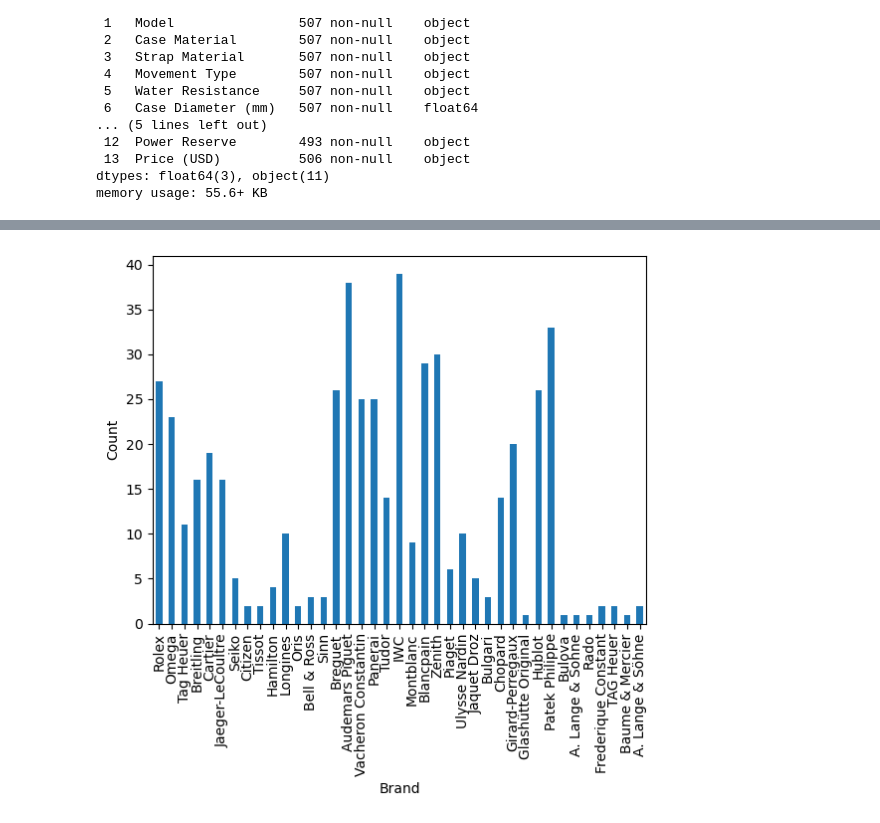
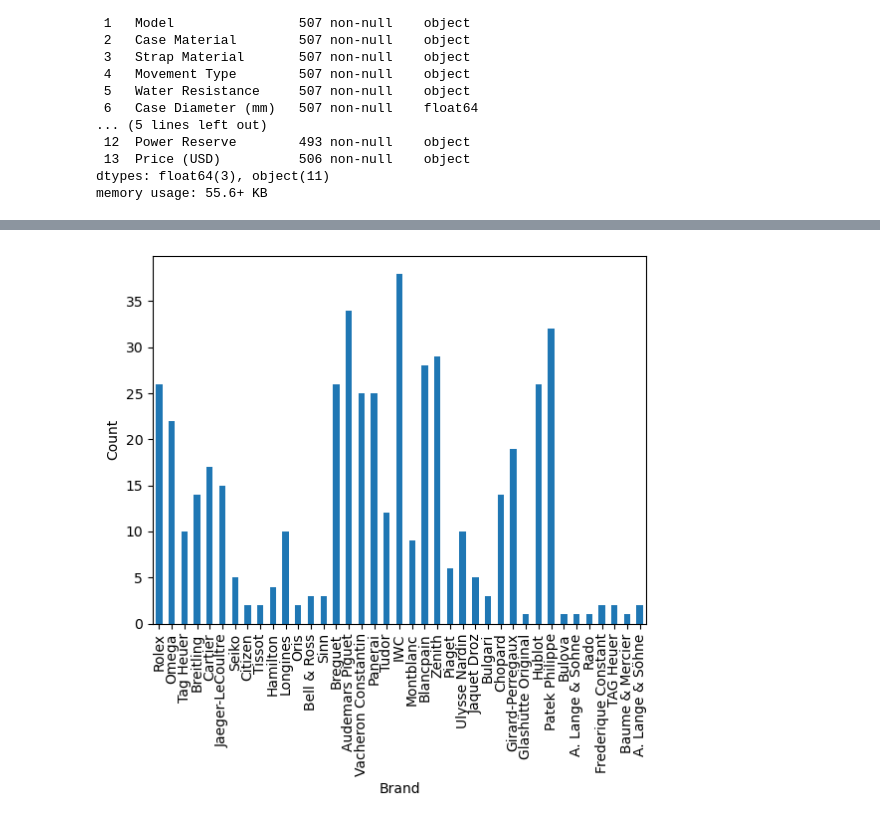
Before and after one commit to chikeibezim/analyzing-luxury-watches, a Jupyter notebook: analyzing-luxury-watches.ipynb, the cells around one changed output, grey strips where cells are left out. Cells and saved outputs as stored; diff of their text form; code cells hidden in the pictures.

Commit message:
Kaggle Notebook | Analyzing Luxury Watches | Version 3

```diff
--- a/analyzing-luxury-watches.ipynb
+++ b/analyzing-luxury-watches.ipynb
@@ -50,3 +50,11 @@ Data columns (total 14 columns):
  13  Price (USD)          506 non-null    object
 dtypes: float64(3), object(11)
 memory usage: 55.6+ KB
+# %%
+# - Let's check for duplicate rows in our data set
+
+luxury_watches_df.duplicated().sum()
+
+# - Drop the duplicate rows in our dataset
+
+luxury_watches_df.drop_duplicates(inplace=True)
@@ -113,14 +125,14 @@ lw_df_cleaned.head()
 # %%
 from matplotlib import pyplot as plt
 
 # - let's summarize the watches in our dataset using a table and a chart
-luxury_watches_df.value_counts()
+lw_df_cleaned.value_counts()
 
 lw_df_cleaned['Brand'].value_counts(sort=False).plot(kind="bar")
 
 plt.xlabel("Brand")
 plt.ylabel("Count")
 plt.show()
 # %% [output]
-[figure, old version]
+[figure, new version]
 # %% [markdown]
```
Also changed, not shown: parts of 7 cells of this notebook.
